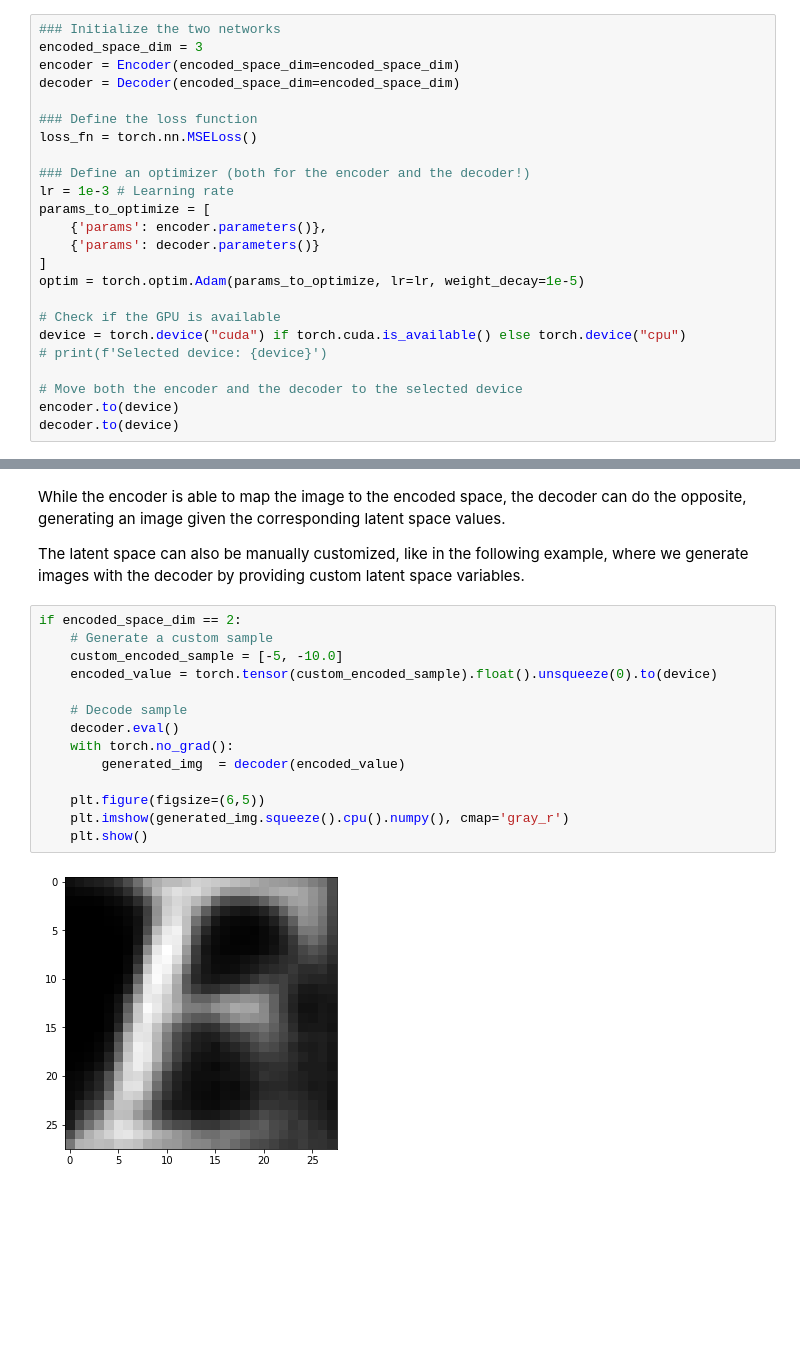
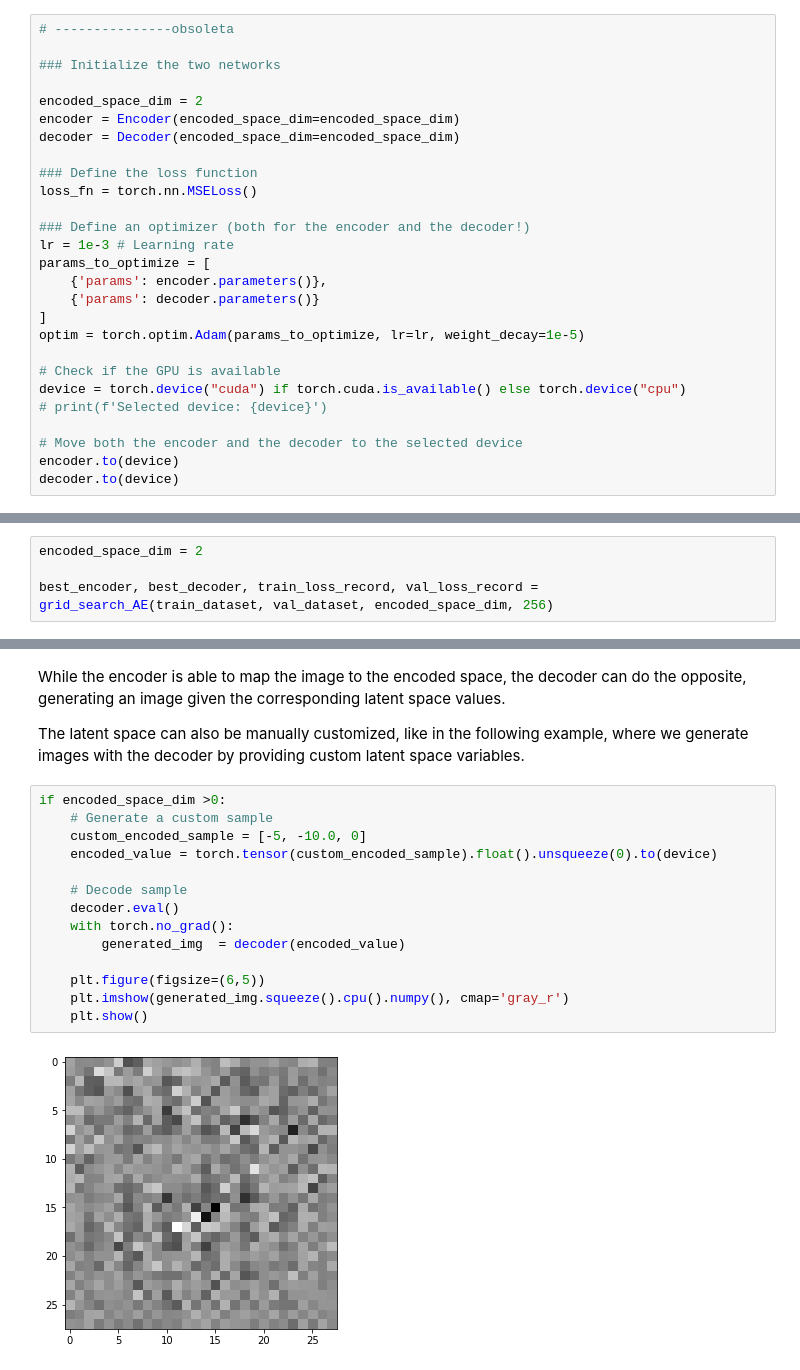
Before and after one commit to DanieleFoscarin/NNDL_hw2, a Jupyter notebook: nndl_2020__homework_2.ipynb, the cells around one changed output, grey strips where cells are left out. Saved outputs shown, nothing was run; the diff lists cells and outputs as text; blank space fills up the shorter version.

Commit message:
Started grid search implementation and better labels

```diff
--- a/nndl_2020__homework_2.ipynb
+++ b/nndl_2020__homework_2.ipynb
@@ -387,8 +391,11 @@ def test_epoch(encoder, decoder, device, dataloader, loss_fn):
 # %% [markdown]
 # Training loop as function
 # %%
+# ---------------obsoleta
+
 ### Initialize the two networks
-encoded_space_dim = 3
+
+encoded_space_dim = 2
 encoder = Encoder(encoded_space_dim=encoded_space_dim)
 decoder = Decoder(encoded_space_dim=encoded_space_dim)
 
@@ -526,3 +567,7 @@ Text(0.5, 1.0, 'Losses')
+# %%
+encoded_space_dim = 2
+
+best_encoder, best_decoder, train_loss_record, val_loss_record = grid_search_AE(train_dataset, val_dataset, encoded_space_dim, 256)
 # %% [markdown]
 # Latent space analysis
 # %%
@@ -653,18 +680,18 @@ While the encoder is able to map the image to the encoded space, the decoder can
 
 The latent space can also be manually customized, like in the following example, where we generate images with the decoder by providing custom latent space variables.
 # %%
-if encoded_space_dim == 2:
+if encoded_space_dim >0:
     # Generate a custom sample
-    custom_encoded_sample = [-5, -10.0]
+    custom_encoded_sample = [-5, -10.0, 0]
     encoded_value = torch.tensor(custom_encoded_sample).float().unsqueeze(0).to(device)
 
     # Decode sample
     decoder.eval()
     with torch.no_grad():
         generated_img  = decoder(encoded_value)
 
     plt.figure(figsize=(6,5))
     plt.imshow(generated_img.squeeze().cpu().numpy(), cmap='gray_r')
     plt.show()
 # %% [output]
-[figure, old version]
+[figure, new version]
```
Also changed, not shown: parts of 16 cells of this notebook.
